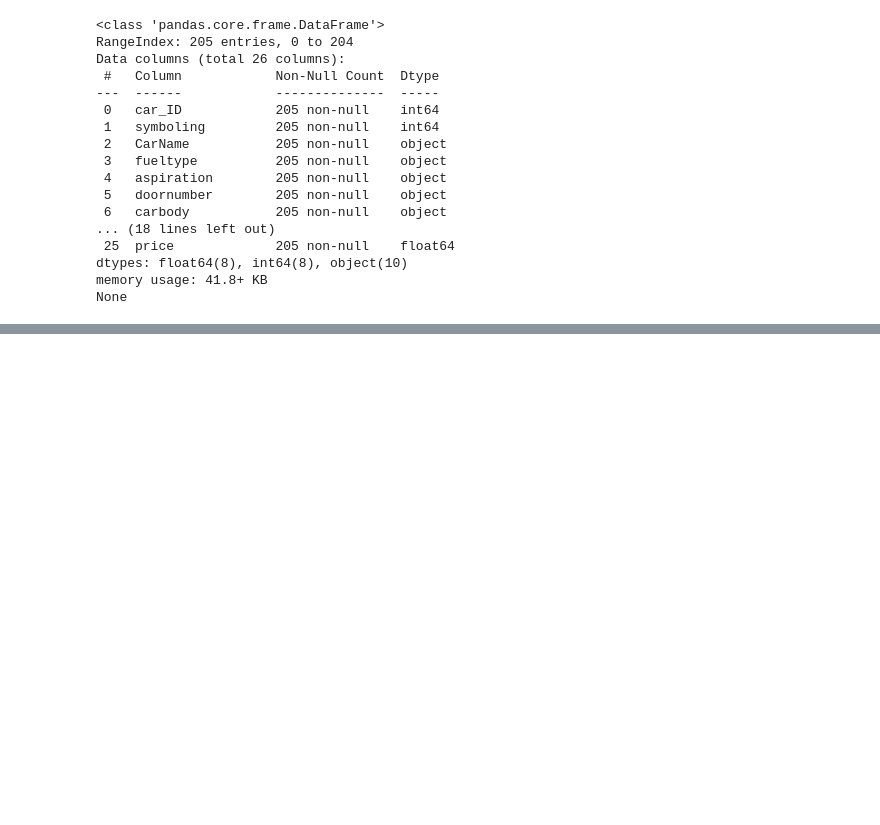
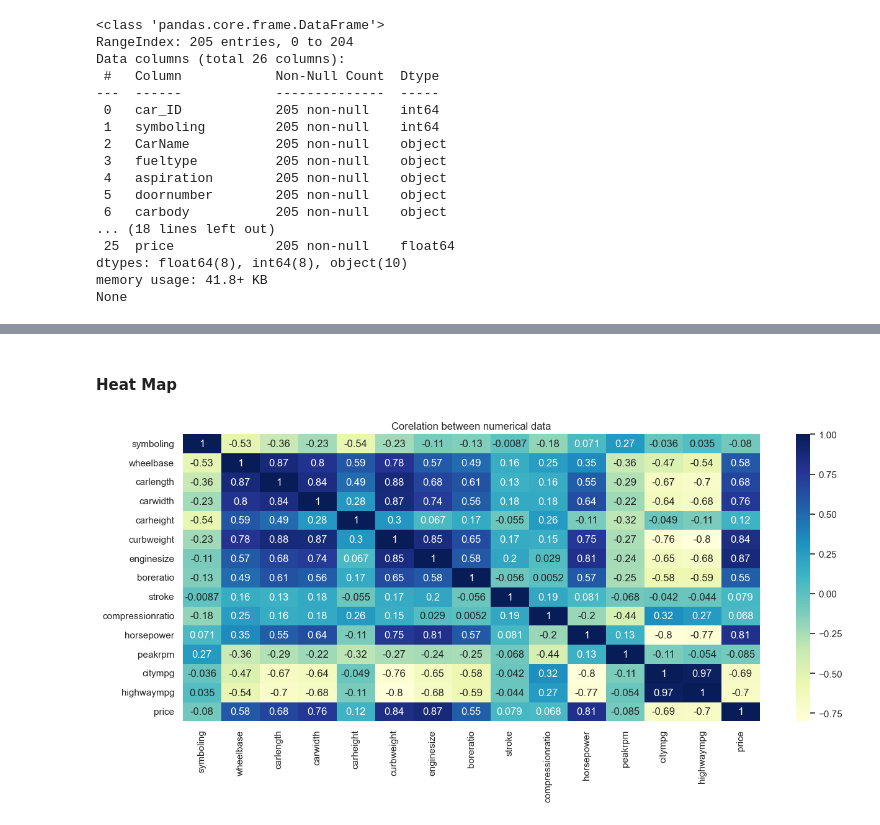
Before and after one commit to AdirajJohn/Car_Price_Prediction, a Jupyter notebook: Prediction_model.ipynb, the cells around one changed output, grey strips where cells are left out. Drawn from its saved outputs; the diff is of its cells as text; code cells hidden in the pictures; blank space fills up the shorter version.

```diff
--- a/Prediction_model.ipynb
+++ b/Prediction_model.ipynb
@@ -77,0 +203,14 @@ None
+# %% [markdown]
+#### Heat Map
+# %%
+def heatmap(df,title):
+    plt.figure(figsize=(15,6))
+    #sns.set(font_scale=1)
+    sns.heatmap(df.corr(),annot=True,cmap='YlGnBu')
+    plt.title(title)
+    plt.show()
+    return
+
+heatmap(data[numerical],"Corelation between numerical data")
+# %% [output]
+[figure, added]
```
Also changed, not shown: parts of 26 cells of this notebook.
